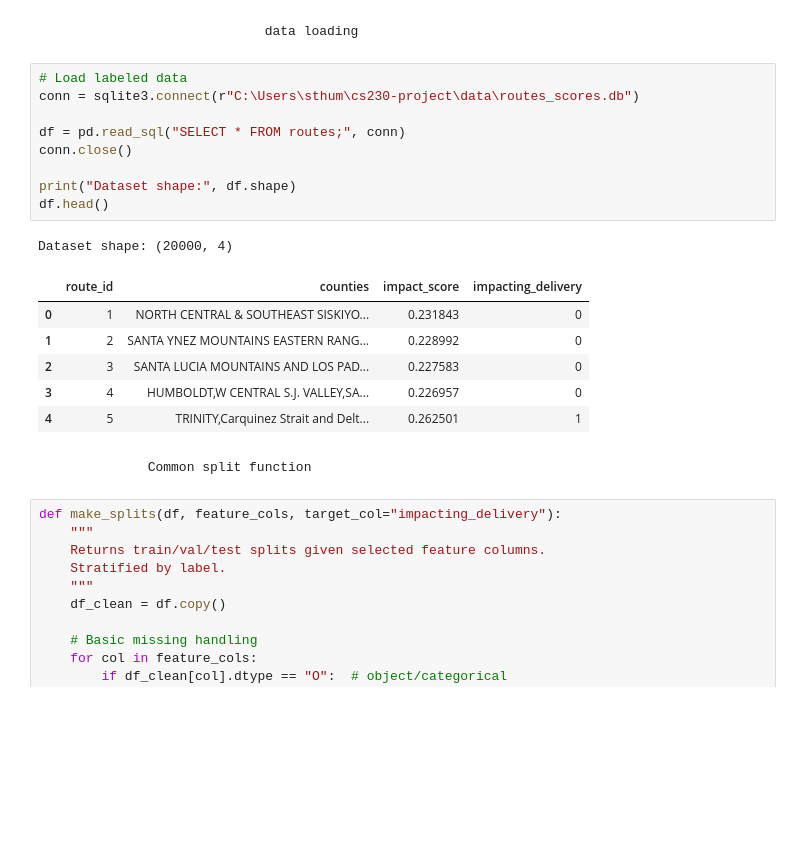
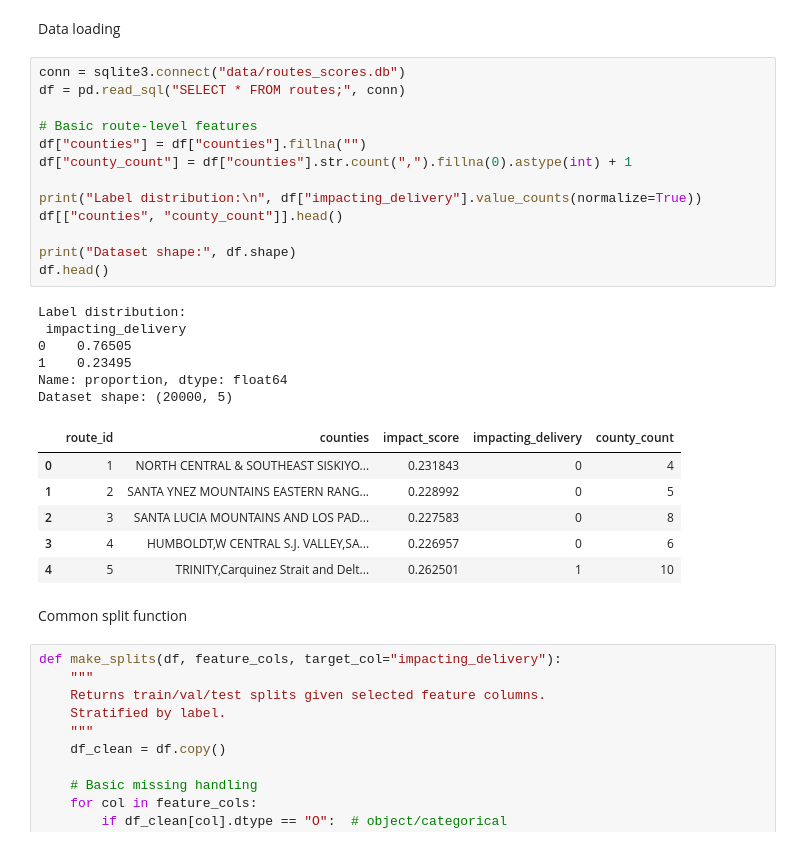
Before and after one commit to ecasto9542/cs230-project, a Jupyter notebook: notebooks/deep_model_mlp.ipynb, the cells around one changed output. Drawn from its saved outputs; the diff is of its cells as text; blank space fills up the shorter version.

```diff
--- a/notebooks/deep_model_mlp.ipynb
+++ b/notebooks/deep_model_mlp.ipynb
@@ -33,24 +44,33 @@ os.getcwd()
 # %% [markdown]
-                               data loading
+Data loading
 # %%
-# Load labeled data
-conn = sqlite3.connect(r"C:\Users\sthum\cs230-project\data\routes_scores.db")
+conn = sqlite3.connect("data/routes_scores.db")
+df = pd.read_sql("SELECT * FROM routes;", conn)
 
-df = pd.read_sql("SELECT * FROM routes;", conn)
-conn.close()
+# Basic route-level features
+df["counties"] = df["counties"].fillna("")
+df["county_count"] = df["counties"].str.count(",").fillna(0).astype(int) + 1
+
+print("Label distribution:\n", df["impacting_delivery"].value_counts(normalize=True))
+df[["counties", "county_count"]].head()
 
 print("Dataset shape:", df.shape)
 df.head()
 # %% [output]
-Dataset shape: (20000, 4)
+Label distribution:
+ impacting_delivery
+0    0.76505
+1    0.23495
+Name: proportion, dtype: float64
+Dataset shape: (20000, 5)
-|  | route_id | counties | impact_score | impacting_delivery |
-| 0 | 1 | NORTH CENTRAL & SOUTHEAST SISKIYO... | 0.231843 | 0 |
-| 1 | 2 | SANTA YNEZ MOUNTAINS EASTERN RANG... | 0.228992 | 0 |
-| 2 | 3 | SANTA LUCIA MOUNTAINS AND LOS PAD... | 0.227583 | 0 |
-| 3 | 4 | HUMBOLDT,W CENTRAL S.J. VALLEY,SA... | 0.226957 | 0 |
-| 4 | 5 | TRINITY,Carquinez Strait and Delt... | 0.262501 | 1 |
+|  | route_id | counties | impact_score | impacting_delivery | county_count |
+| 0 | 1 | NORTH CENTRAL & SOUTHEAST SISKIYO... | 0.231843 | 0 | 4 |
+| 1 | 2 | SANTA YNEZ MOUNTAINS EASTERN RANG... | 0.228992 | 0 | 5 |
+| 2 | 3 | SANTA LUCIA MOUNTAINS AND LOS PAD... | 0.227583 | 0 | 8 |
+| 3 | 4 | HUMBOLDT,W CENTRAL S.J. VALLEY,SA... | 0.226957 | 0 | 6 |
+| 4 | 5 | TRINITY,Carquinez Strait and Delt... | 0.262501 | 1 | 10 |
 # %% [markdown]
-                Common split function
+Common split function
 # %%
 def make_splits(df, feature_cols, target_col="impacting_delivery"):
     """
```
Also changed, not shown: parts of 30 cells of this notebook, 29 other files.
